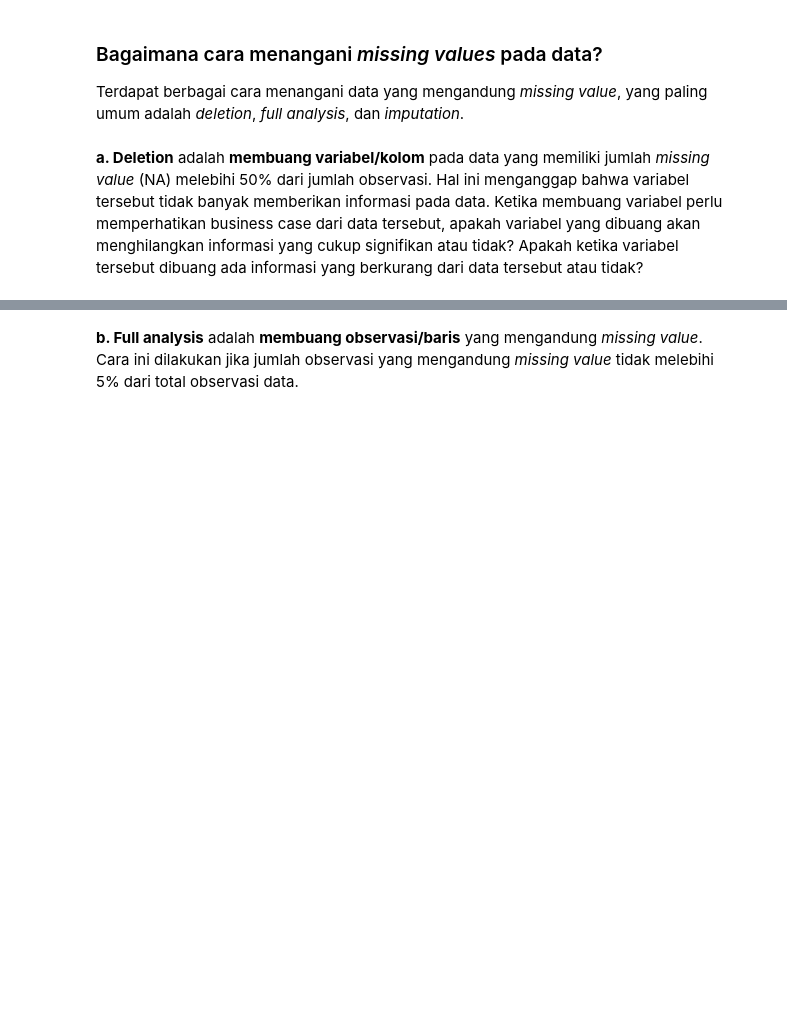
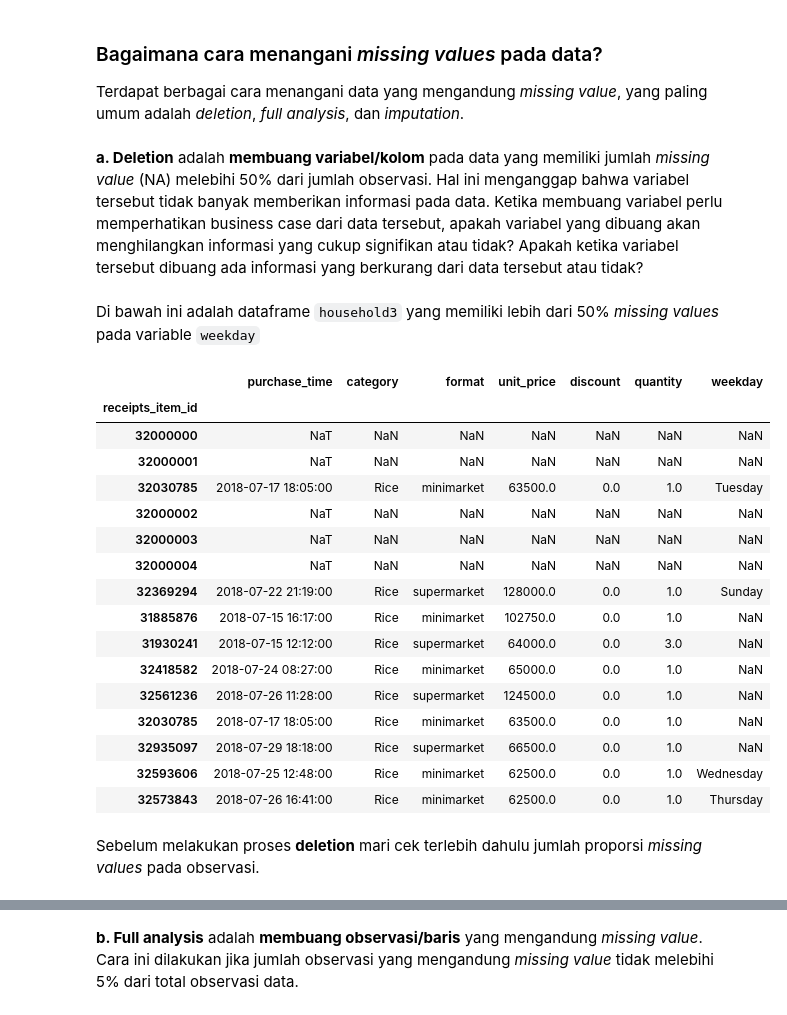
Before and after one commit to tomytjandra/askalgo-py-content, a Jupyter notebook: 02. EDA.ipynb, the cells around one changed output, grey strips where cells are left out. Drawn from its saved outputs; the diff is of its cells as text; code cells hidden in the pictures; blank space fills up the shorter version.

```diff
--- a/02. EDA.ipynb
+++ b/02. EDA.ipynb
@@ -242,3 +225,32 @@ household2[household2.isna().any(axis=1)]
 Terdapat berbagai cara menangani data yang mengandung *missing value*, yang paling umum adalah *deletion*, *full analysis*, dan *imputation*.
 # %% [markdown]
 **a. Deletion** adalah **membuang variabel/kolom** pada data yang memiliki jumlah *missing value* (NA) melebihi 50% dari jumlah observasi. Hal ini menganggap bahwa variabel tersebut tidak banyak memberikan informasi pada data. Ketika membuang variabel perlu memperhatikan business case dari data tersebut, apakah variabel yang dibuang akan menghilangkan informasi yang cukup signifikan atau tidak? Apakah ketika variabel tersebut dibuang ada informasi yang berkurang dari data tersebut atau tidak?
+# %% [markdown]
+Di bawah ini adalah dataframe `household3` yang memiliki lebih dari 50% *missing values* pada variable `weekday`
+# %%
+household3 = household.head(6).copy()
+household3 = household3.reindex(x)
+household3 = pd.concat([household3, household.head(9)])
+household3.loc[31885876:32935097, "weekday"] = math.nan
+# %%
+household3
+# %% [output]
+|  | purchase_time | category | format | unit_price | discount | quantity | weekday |
+| receipts_item_id |  |  |  |  |  |  |  |
+| 32000000 | NaT | NaN | NaN | NaN | NaN | NaN | NaN |
+| 32000001 | NaT | NaN | NaN | NaN | NaN | NaN | NaN |
+| 32030785 | 2018-07-17 18:05:00 | Rice | minimarket | 63500.0 | 0.0 | 1.0 | Tuesday |
+| 32000002 | NaT | NaN | NaN | NaN | NaN | NaN | NaN |
+| 32000003 | NaT | NaN | NaN | NaN | NaN | NaN | NaN |
+| 32000004 | NaT | NaN | NaN | NaN | NaN | NaN | NaN |
+| 32369294 | 2018-07-22 21:19:00 | Rice | supermarket | 128000.0 | 0.0 | 1.0 | Sunday |
+| 31885876 | 2018-07-15 16:17:00 | Rice | minimarket | 102750.0 | 0.0 | 1.0 | NaN |
+| 31930241 | 2018-07-15 12:12:00 | Rice | supermarket | 64000.0 | 0.0 | 3.0 | NaN |
+| 32418582 | 2018-07-24 08:27:00 | Rice | minimarket | 65000.0 | 0.0 | 1.0 | NaN |
+| 32561236 | 2018-07-26 11:28:00 | Rice | supermarket | 124500.0 | 0.0 | 1.0 | NaN |
+| 32030785 | 2018-07-17 18:05:00 | Rice | minimarket | 63500.0 | 0.0 | 1.0 | NaN |
+| 32935097 | 2018-07-29 18:18:00 | Rice | supermarket | 66500.0 | 0.0 | 1.0 | NaN |
+| 32593606 | 2018-07-25 12:48:00 | Rice | minimarket | 62500.0 | 0.0 | 1.0 | Wednesday |
+| 32573843 | 2018-07-26 16:41:00 | Rice | minimarket | 62500.0 | 0.0 | 1.0 | Thursday |
+# %% [markdown]
+Sebelum melakukan proses **deletion** mari cek terlebih dahulu jumlah proporsi *missing values* pada observasi.
```
Also changed, not shown: parts of 28 cells of this notebook, 1 other file.
